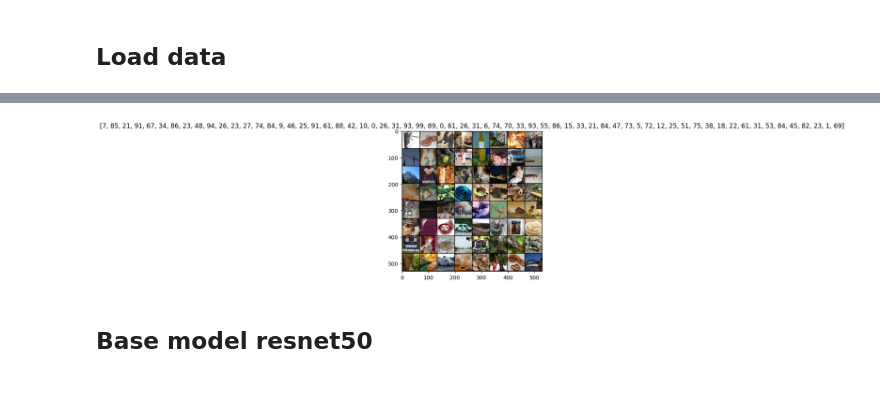
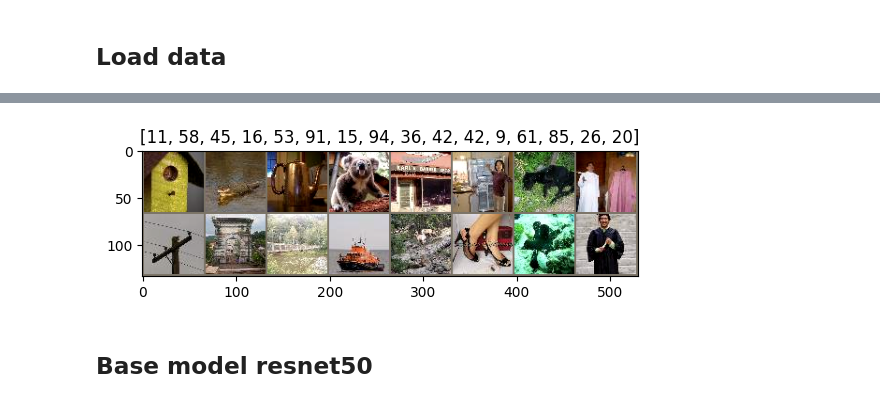
Before and after one commit to luca-marian/hw2-atai, a Jupyter notebook: model.ipynb, the cells around one changed output, grey strips where cells are left out. Saved outputs shown, nothing was run; the diff lists cells and outputs as text; code cells hidden in the pictures.

Commit message:
Update train function. Resolve bug

```diff
--- a/model.ipynb
+++ b/model.ipynb
@@ -46,8 +49,8 @@ class LabeledData(Dataset):
 
     def __getitem__(self, idx):
         _path_to_image = os.path.join(DATA_PATH, self.images_path[idx])
-        image = read_image(_path_to_image, ImageReadMode.RGB)
-        label = self.labels[idx]
+        image = Image.open(_path_to_image).convert("RGB")
+        label = self.labels[idx].item()
 
         if self.transform:
             image = self.transform(image)
@@ -77,9 +80,11 @@ normalize = transforms.Normalize(
     std=[0.2023, 0.1994, 0.2010],
 )
 
-transform = transforms.Compose([
+transform = transforms.Compose(
+    [
         transforms.ToTensor(),
         normalize,
-    ])
+    ]
+)
 # %%
-dataset = LabeledData(TRAIN_TASK1)
+dataset = LabeledData(TRAIN_TASK1,transform=transform)
@@ -112,30 +137,30 @@ def get_split_dataset(
 
     return train_batches, test_batches
 # %%
-train_loader,valid_loader = get_split_dataset(dataset)
+train_loader,valid_loader = get_split_dataset(dataset,batch_size=64)
 # %%
 def imshow(inp, title=None):
     """Display image for Tensor."""
     inp = inp.numpy().transpose((1, 2, 0))
-    # mean = np.array([0.485, 0.456, 0.406])
-    # std = np.array([0.229, 0.224, 0.225])
-    # inp = std * inp + mean
-    # inp = np.clip(inp, 0, 1)
+    mean = np.array([0.485, 0.456, 0.406])
+    std = np.array([0.229, 0.224, 0.225])
+    inp = std * inp + mean
+    inp = np.clip(inp, 0, 1)
     plt.imshow(inp)
     if title is not None:
         plt.title(title)
-    # plt.pause(0.001)  # pause a bit so that plots are updated
+    plt.pause(0.001)  # pause a bit so that plots are updated
 
 
 # Get a batch of training data
 inputs, classes = next(iter(train_loader))
 
 # Make a grid from batch
 out = torchvision.utils.make_grid(inputs)
 
 imshow(out, title=[x.item() for x in classes])
 # %% [output]
-[figure, old version]
+[figure, new version]
 # %% [markdown]
 ## Base model resnet50
 # %%
```
Also changed, not shown: parts of 7 cells of this notebook.
